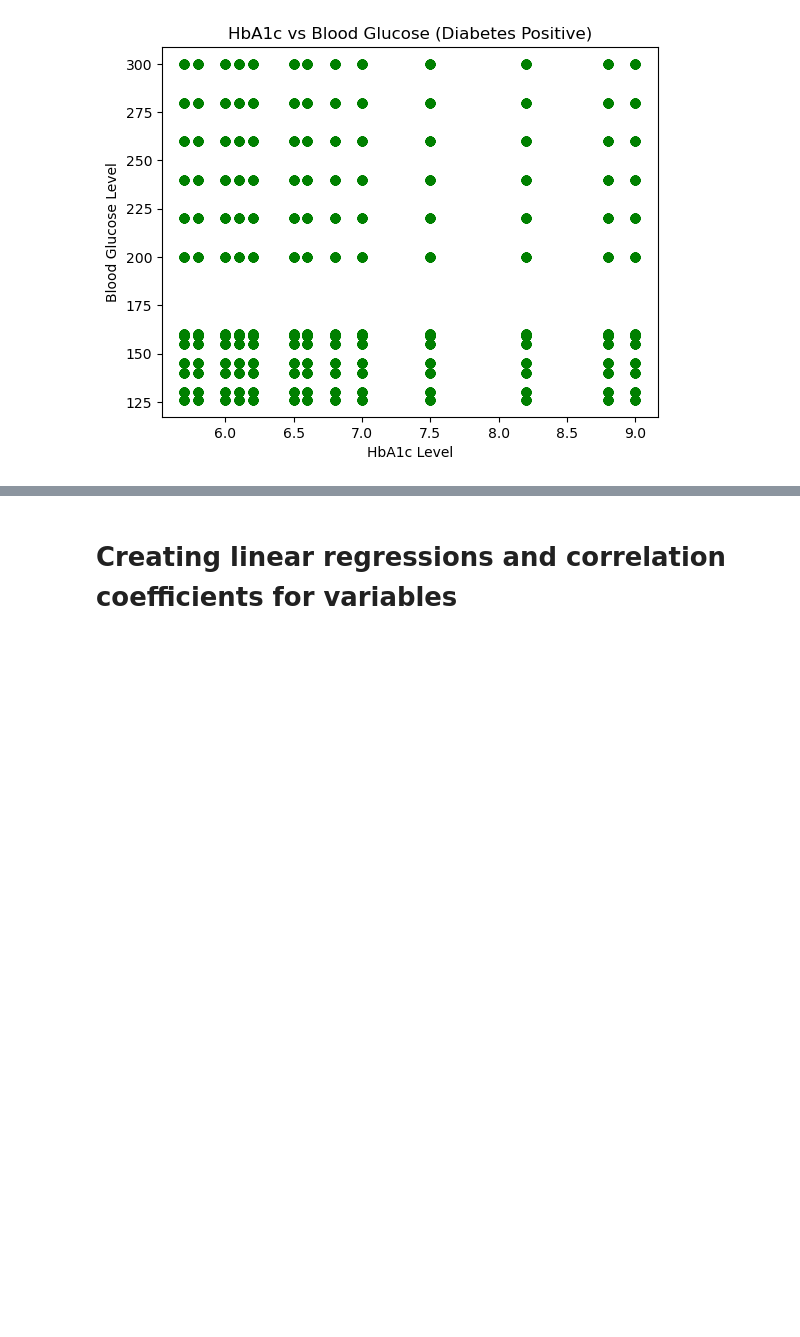
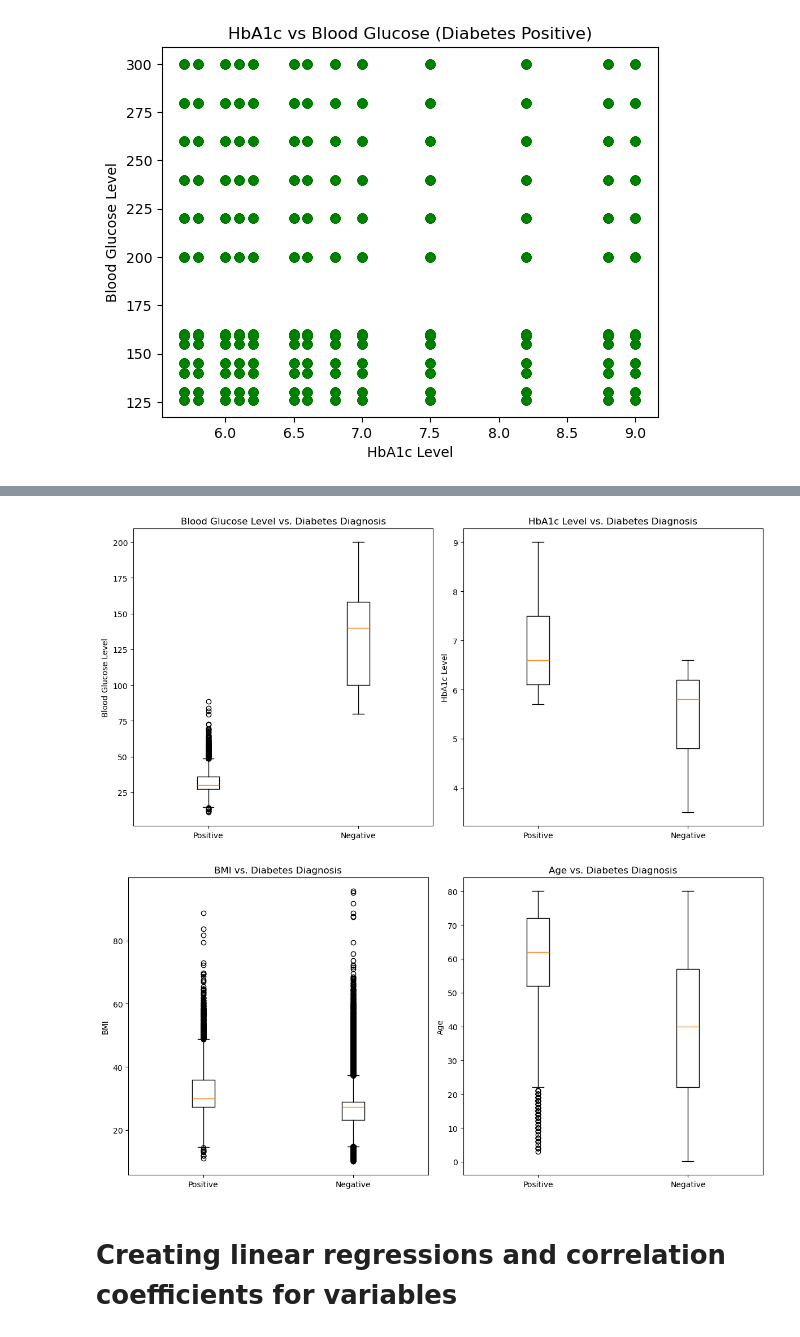
Before and after one commit to paulettepetracco/diabetes_predictive_analysis, a Jupyter notebook: diabetes_analysis.ipynb, the cells around one changed output, grey strips where cells are left out. Saved outputs shown, nothing was run; the diff lists cells and outputs as text; code cells hidden in the pictures; blank space fills up the shorter version.

```diff
--- a/diabetes_analysis.ipynb
+++ b/diabetes_analysis.ipynb
@@ -247,3 +344,43 @@ plt.show()
+# %%
+
+# Create subplots for blood glucose vs. age and HbA1c vs. age using box plots
+plt.figure(figsize=(12, 6))
+
+# Blood Glucose vs. Age
+plt.subplot(1, 2, 1)
+plt.boxplot([diabetes_df[diabetes_df['diabetes'] == 1]['bmi'], diabetes_df[diabetes_df['diabetes'] == 0]['blood_glucose_level']], labels=['Positive', 'Negative'])
+plt.title('Blood Glucose Level vs. Diabetes Diagnosis')
+plt.ylabel('Blood Glucose Level')
+
+# HbA1c vs. Age
+plt.subplot(1, 2, 2)
+plt.boxplot([diabetes_df[diabetes_df['diabetes'] == 1]['HbA1c_level'], diabetes_df[diabetes_df['diabetes'] == 0]['HbA1c_level']], labels=['Positive', 'Negative'])
+plt.title('HbA1c Level vs. Diabetes Diagnosis')
+plt.ylabel('HbA1c Level')
+
+plt.tight_layout()
+plt.show()
+
+# Create subplots for blood glucose vs. BMI and HbA1c vs. BMI using box plots
+plt.figure(figsize=(12, 6))
+
+# Blood Glucose vs. BMI
+plt.subplot(1, 2, 1)
+plt.boxplot([diabetes_df[diabetes_df['diabetes'] == 1]['bmi'], diabetes_df[diabetes_df['diabetes'] == 0]['bmi']], labels=['Positive', 'Negative'])
+plt.title('BMI vs. Diabetes Diagnosis')
+plt.ylabel('BMI')
+
+# HbA1c vs. BMI
+plt.subplot(1, 2, 2)
+plt.boxplot([diabetes_df[diabetes_df['diabetes'] == 1]['age'], diabetes_df[diabetes_df['diabetes'] == 0]['age']], labels=['Positive', 'Negative'])
+plt.title('Age vs. Diabetes Diagnosis')
+plt.ylabel('Age')
+
+plt.tight_layout()
+plt.show()
+# %% [output]
+[figure, added]
+[figure, added]
 # %% [markdown]
 # Creating linear regressions and correlation coefficients for variables
 # %%
```
Also changed, not shown: parts of 7 cells of this notebook.
